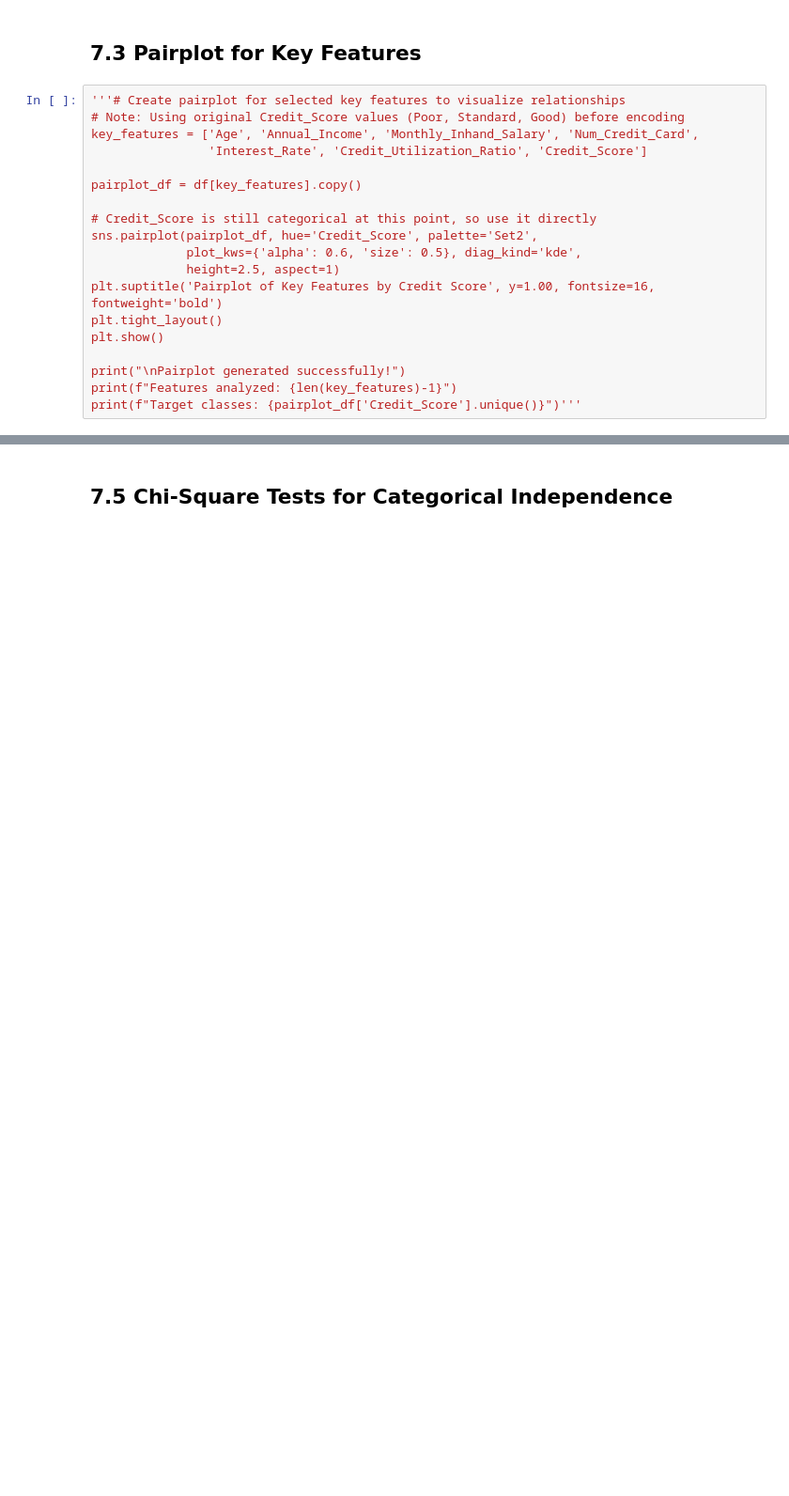
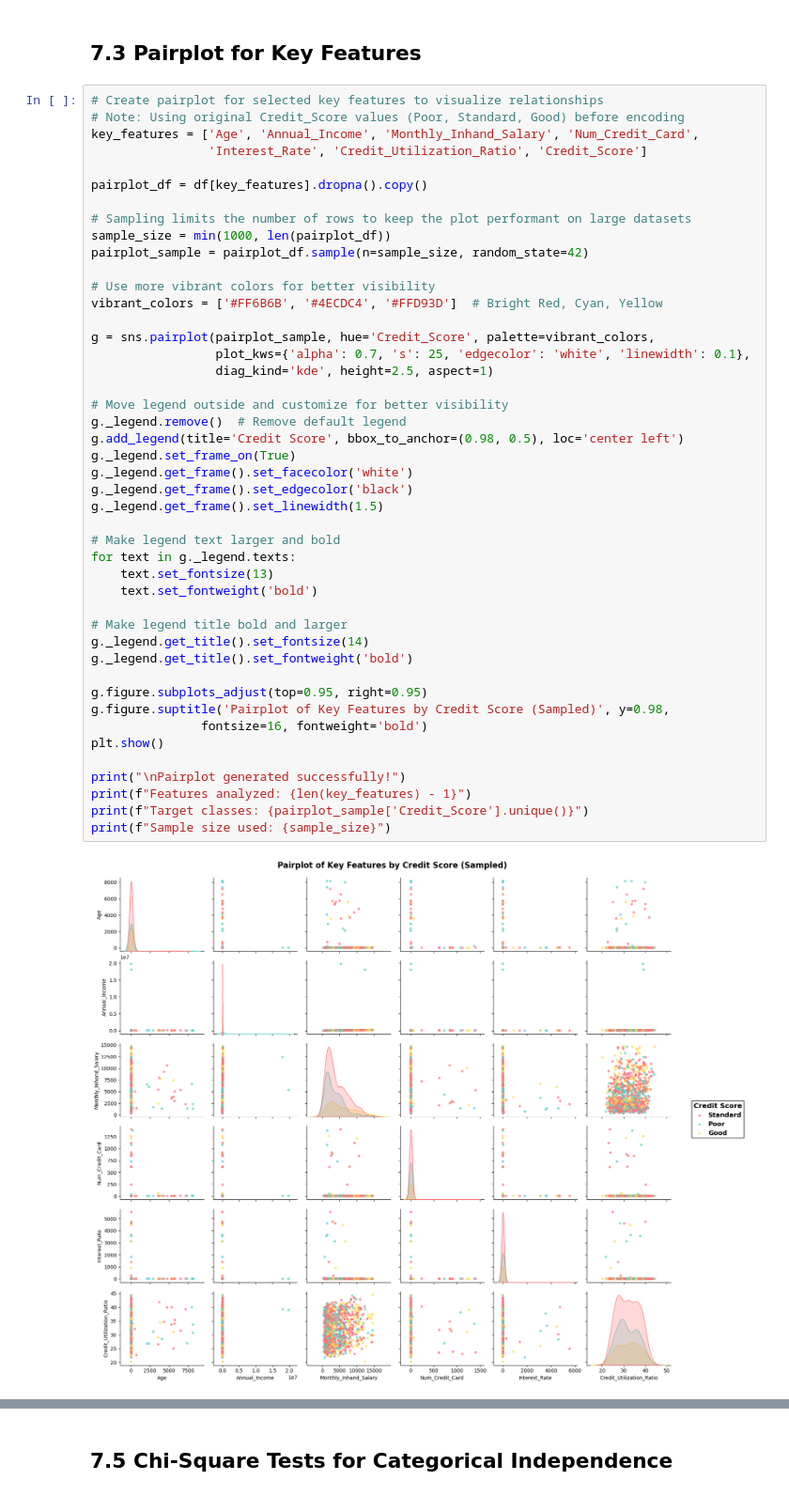
Before and after one commit to DavideDDB23/ML_HW_F, a Jupyter notebook: last.ipynb, the cells around one changed output, grey strips where cells are left out. Shown at 94% size. Cells and saved outputs as stored; diff of their text form; blank space fills up the shorter version.

Commit message:
pairplot

```diff
--- a/last.ipynb
+++ b/last.ipynb
@@ -977,22 +874,49 @@ plt.show()
 # %% [markdown]
 ## 7.3 Pairplot for Key Features
 # %%
-'''# Create pairplot for selected key features to visualize relationships
+# Create pairplot for selected key features to visualize relationships
 # Note: Using original Credit_Score values (Poor, Standard, Good) before encoding
 key_features = ['Age', 'Annual_Income', 'Monthly_Inhand_Salary', 'Num_Credit_Card',
                 'Interest_Rate', 'Credit_Utilization_Ratio', 'Credit_Score']
 
-pairplot_df = df[key_features].copy()
+pairplot_df = df[key_features].dropna().copy()
 
-# Credit_Score is still categorical at this point, so use it directly
-sns.pairplot(pairplot_df, hue='Credit_Score', palette='Set2',
-             plot_kws={'alpha': 0.6, 'size': 0.5}, diag_kind='kde',
-             height=2.5, aspect=1)
-plt.suptitle('Pairplot of Key Features by Credit Score', y=1.00, fontsize=16, fontweight='bold')
-plt.tight_layout()
+# Sampling limits the number of rows to keep the plot performant on large datasets
+sample_size = min(1000, len(pairplot_df))
+pairplot_sample = pairplot_df.sample(n=sample_size, random_state=42)
+
+# Use more vibrant colors for better visibility
+vibrant_colors = ['#FF6B6B', '#4ECDC4', '#FFD93D']  # Bright Red, Cyan, Yellow
+
+g = sns.pairplot(pairplot_sample, hue='Credit_Score', palette=vibrant_colors,
+                 plot_kws={'alpha': 0.7, 's': 25, 'edgecolor': 'white', 'linewidth': 0.1},
+                 diag_kind='kde', height=2.5, aspect=1)
+
+# Move legend outside and customize for better visibility
+g._legend.remove()  # Remove default legend
+g.add_legend(title='Credit Score', bbox_to_anchor=(0.98, 0.5), loc='center left')
+g._legend.set_frame_on(True)
+g._legend.get_frame().set_facecolor('white')
+g._legend.get_frame().set_edgecolor('black')
+g._legend.get_frame().set_linewidth(1.5)
+
+# Make legend text larger and bold
+for text in g._legend.texts:
+    text.set_fontsize(13)
+    text.set_fontweight('bold')
+
+# Make legend title bold and larger
+g._legend.get_title().set_fontsize(14)
+g._legend.get_title().set_fontweight('bold')
+
+g.figure.subplots_adjust(top=0.95, right=0.95)
+g.figure.suptitle('Pairplot of Key Features by Credit Score (Sampled)', y=0.98,
+               fontsize=16, fontweight='bold')
 plt.show()
 
 print("\nPairplot generated successfully!")
-print(f"Features analyzed: {len(key_features)-1}")
-print(f"Target classes: {pairplot_df['Credit_Score'].unique()}")'''
+print(f"Features analyzed: {len(key_features) - 1}")
+print(f"Target classes: {pairplot_sample['Credit_Score'].unique()}")
+print(f"Sample size used: {sample_size}")
 # %% [output]
+[figure, added]
```
Also changed, not shown: parts of 40 cells of this notebook.
